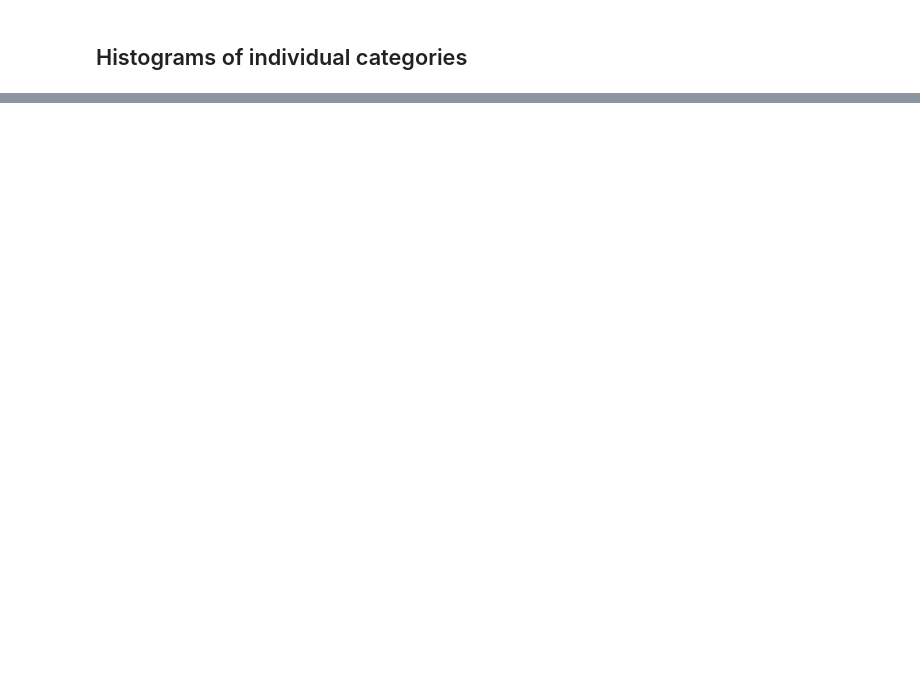
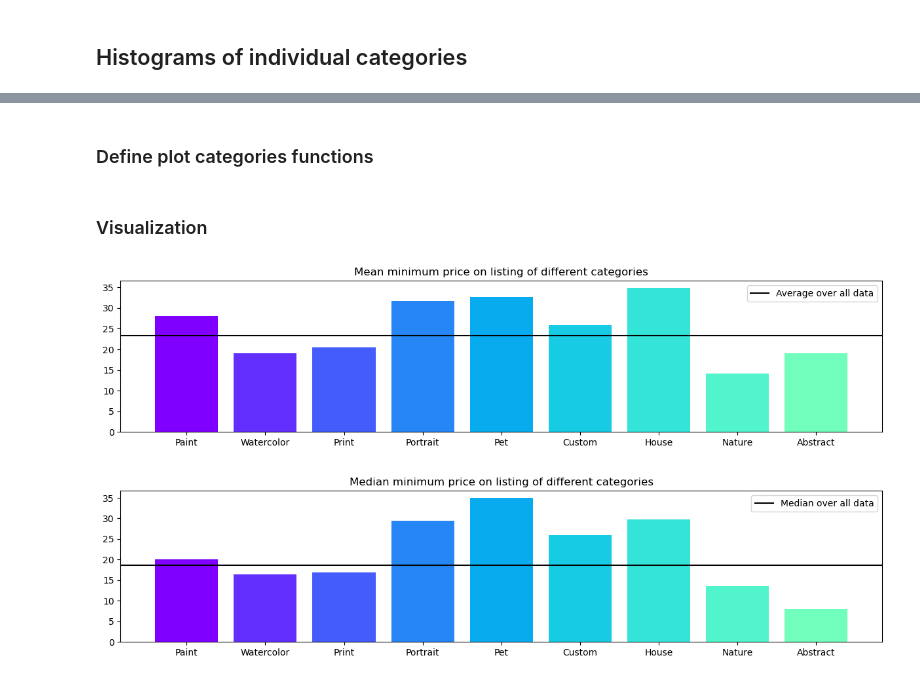
Before and after one commit to evanrootness/EtsyDSProject, a Jupyter notebook: notebooks_exploration/exploration_1.ipynb, the cells around one changed output, grey strips where cells are left out. Cells and saved outputs as stored; diff of their text form; code cells hidden in the pictures; blank space fills up the shorter version.

Commit message:
EDA of category trends

```diff
--- a/notebooks_exploration/exploration_1.ipynb
+++ b/notebooks_exploration/exploration_1.ipynb
@@ -702,0 +485,5 @@ data_expensive.where(data_expensive['Portrait'] == 1).dropna()
+# %%
+category_list = ['Paint', 'Watercolor', 'Print', 'Portrait', 'Custom', 'House', 'Abstract']
+for caty in category_list:
+    print(caty, len(data_cheap.query('{0} == 1'.format(caty))))
+print('Total number of listings above $100:', len(data_cheap))
@@ -702,0 +502,39 @@ data_expensive.where(data_expensive['Portrait'] == 1).dropna()
+# %% [markdown]
+### Define plot categories functions
+# %%
+def bar_plot_categories_mean(dataset, cat_list, figx=15, figy=3):
+    from matplotlib.pyplot import cm
+    color = iter(cm.rainbow(np.linspace(0, 1, len(cat_list) * 2)))
+    plt.figure(figsize=(figx, figy))
+    for caty in cat_list:
+        c = next(color)
+        plt.bar(x=[caty],#, 'No ' + caty],
+                height=[np.mean(dataset.query('{0} == 1'.format(caty))['min_price'])],#, np.mean(dataset.query('{0} == 0'.format(caty))['min_price'])],
+                color = c)
+
+    plt.axhline(np.mean(dataset['min_price']), color='k', label='Average over all data')
+    plt.legend()
+    plt.title('Mean minimum price on listing of different categories')
+# %%
+def bar_plot_categories_median(dataset, cat_list, figx=15, figy=3):
+    from matplotlib.pyplot import cm
+    color = iter(cm.rainbow(np.linspace(0, 1, len(cat_list) * 2)))
+    plt.figure(figsize=(figx, figy))
+    for caty in cat_list:
+        c = next(color)
+        plt.bar(x=[caty],#, 'No ' + caty],
+                height=[np.median(dataset.query('{0} == 1'.format(caty))['min_price'])],# np.median(dataset.query('{0} == 0'.format(caty))['min_price'])],
+                color = c)
+
+    plt.axhline(np.median(dataset['min_price']), color='k', label='Median over all data')
+    plt.legend()
+    plt.title('Median minimum price on listing of different categories')
+# %% [markdown]
+### Visualization
+# %%
+category_list = ['Paint', 'Watercolor', 'Print', 'Portrait', 'Pet', 'Custom', 'House', 'Nature', 'Abstract']
+bar_plot_categories_mean(data_cheap, category_list)
+bar_plot_categories_median(data_cheap, category_list)
+# %% [output]
+[figure, added]
+[figure, added]
```
Also changed, not shown: parts of 47 cells of this notebook.
